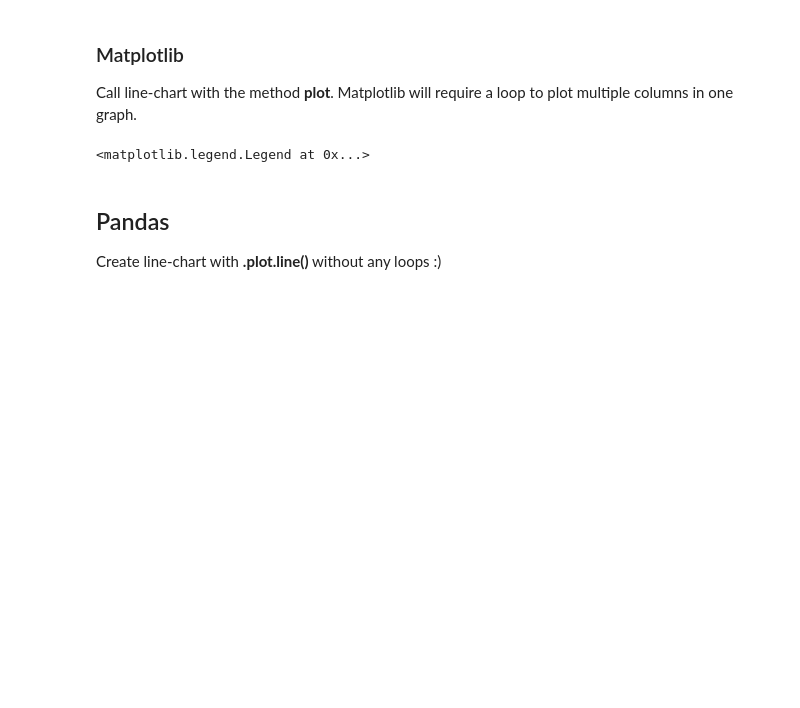
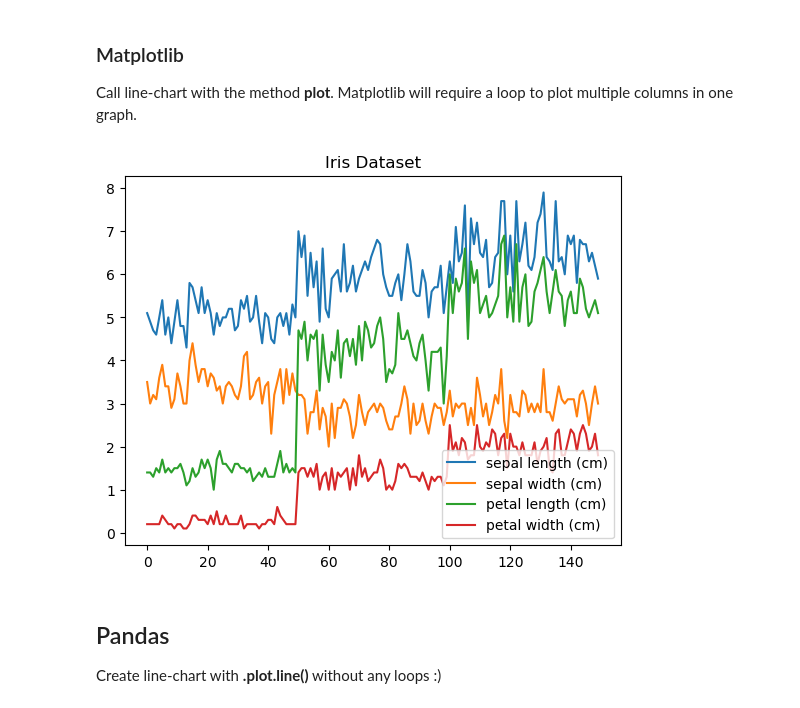
Before and after one commit to TLuter-252/data_viz_python_tutorial, a Jupyter notebook: Data_Viz_Tutorial.ipynb, the cells around one changed output. Saved outputs shown, nothing was run; the diff lists cells and outputs as text; code cells hidden in the pictures; blank space fills up the shorter version.

```diff
--- a/Data_Viz_Tutorial.ipynb
+++ b/Data_Viz_Tutorial.ipynb
@@ -222,17 +224,19 @@ Call line-chart with the method **plot**.  Matplotlib will require a loop to plo
 # %%
 # get columns to plot
 columns = iris_df.columns.drop(['target', 'class'])
 # create x data
-
+x_data = range(0, iris_df.shape[0])
 # create figure and axis
 fig, ax = plt.subplots()
 # plot each column
-
+for column in columns:
+    ax.plot(x_data, iris_df[column], label=column)
 # set title and legend
 ax.set_title('Iris Dataset')
-ax.legend()
+ax.legend(loc='lower right', ncol=1)
+plt.show()
 # %% [output]
-<matplotlib.legend.Legend at 0x...>
+[figure, added]
 # %% [markdown]
 ## Pandas
 Create line-chart with **.plot.line()** without any loops :)
```
Also changed, not shown: parts of 13 cells of this notebook, 1 other file.
